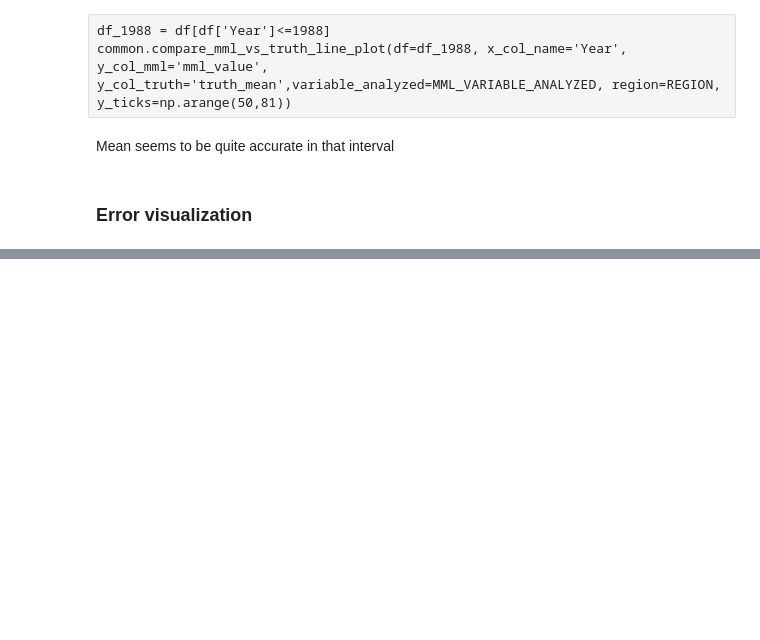
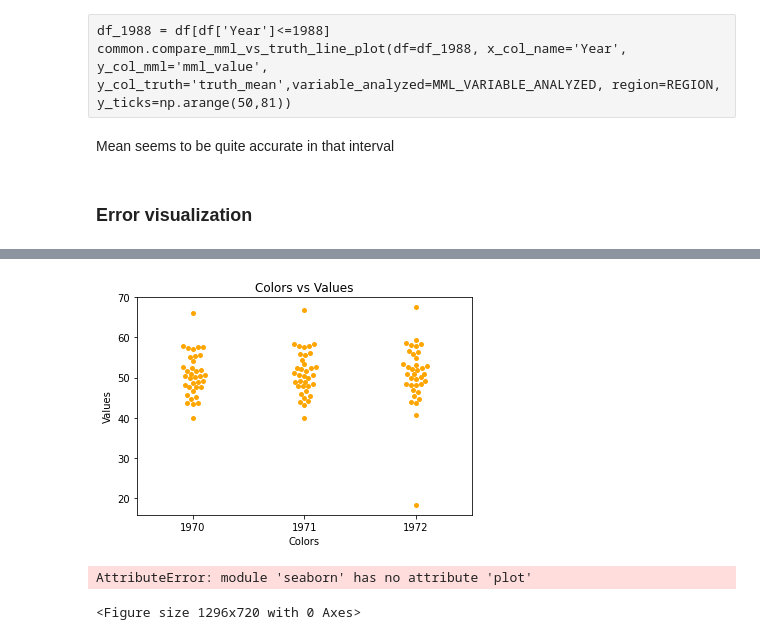
Before and after one commit to julifgo/mml_3.0, a Jupyter notebook: notebooks/data_comparison_EXLIFE.ipynb, the cells around one changed output, grey strips where cells are left out. Drawn from its saved outputs; the diff is of its cells as text; code cells hidden in the pictures; blank space fills up the shorter version.

```diff
--- a/notebooks/data_comparison_EXLIFE.ipynb
+++ b/notebooks/data_comparison_EXLIFE.ipynb
@@ -164,0 +204,4 @@ common.save_porcentual_diff_to_excel_for_variable(df_comparison, MML_VARIABLE_AN
+# %%
+df_dist = common.get_countries_for_region(df, 'geo.name', REGION)[columns_filter]
+df_dist
+# len(df_dist['1970'])
@@ -164,0 +227,52 @@ common.save_porcentual_diff_to_excel_for_variable(df_comparison, MML_VARIABLE_AN
+# %%
+import matplotlib
+import matplotlib.pyplot as plt
+import seaborn as sns
+import warnings
+
+warnings.filterwarnings('ignore')
+
+ax = sns.swarmplot(data=df_dist, x=0, y="1970", color="orange")
+ax = sns.swarmplot(data=df_dist, x=1, y="1971", color="orange")
+ax = sns.swarmplot(data=df_dist, x=2, y="1972", color="orange")
+plt.xlabel("Colors")
+plt.ylabel("Values")
+ax.set_xticklabels(["1970","1971","1972"])
+# plt.yticks(np.arange(50,91))
+# plt.xticks(["1970","1971","1972"])
+plt.title("Colors vs Values") # You can comment this line out if you don't need title
+plt.show(ax)
+# %% [output]
+[figure, added]
+# %%
+# common.compare_mml_vs_truth_line_plot(df=df_comparison, x_col_name='Year', y_col_mml='mml_value', y_col_truth='truth_mean',variable_analyzed=MML_VARIABLE_ANALYZED, region=REGION, y_ticks=np.arange(50,91))
+
+x_col_name='Year'
+y_col_mml='mml_value'
+y_col_truth='truth_mean'
+variable_analyzed=MML_VARIABLE_ANALYZED
+region=REGION
+y_ticks=np.arange(50,91)
+
+plt.figure(figsize=(18,10))
+sns.plot(df_comparison[x_col_name], df_comparison[y_col_mml], label = "MML Simulation", marker='o')
+plt.plot(df_comparison[x_col_name], df_comparison[y_col_truth], label = "Data", marker='o')
+plt.xticks(df_comparison[x_col_name], rotation=90)
+if not y_ticks is None:
+    plt.yticks(y_ticks, rotation=90)
+
+
+# ax = sns.swarmplot(data=df_dist, x=0, y="1970", color="orange")
+# ax = sns.swarmplot(data=df_dist, x=1, y="1971", color="orange")
+# ax = sns.swarmplot(data=df_dist, x=2, y="1972", color="orange")
+# ax.set_xticklabels(["1970","1971","1972"])
+
+plt.xlabel(x_col_name)
+plt.ylabel(variable_analyzed)
+plt.grid()
+plt.legend()
+plt.title(f"Year by Year plot of {variable_analyzed} values between measured data and MML standard simulation outputs for REGION")
+plt.show()
+# %% [output]
+AttributeError: module 'seaborn' has no attribute 'plot'
+<Figure size 1296x720 with 0 Axes>
```
Also changed, not shown: parts of 14 cells of this notebook, 28 other files.
